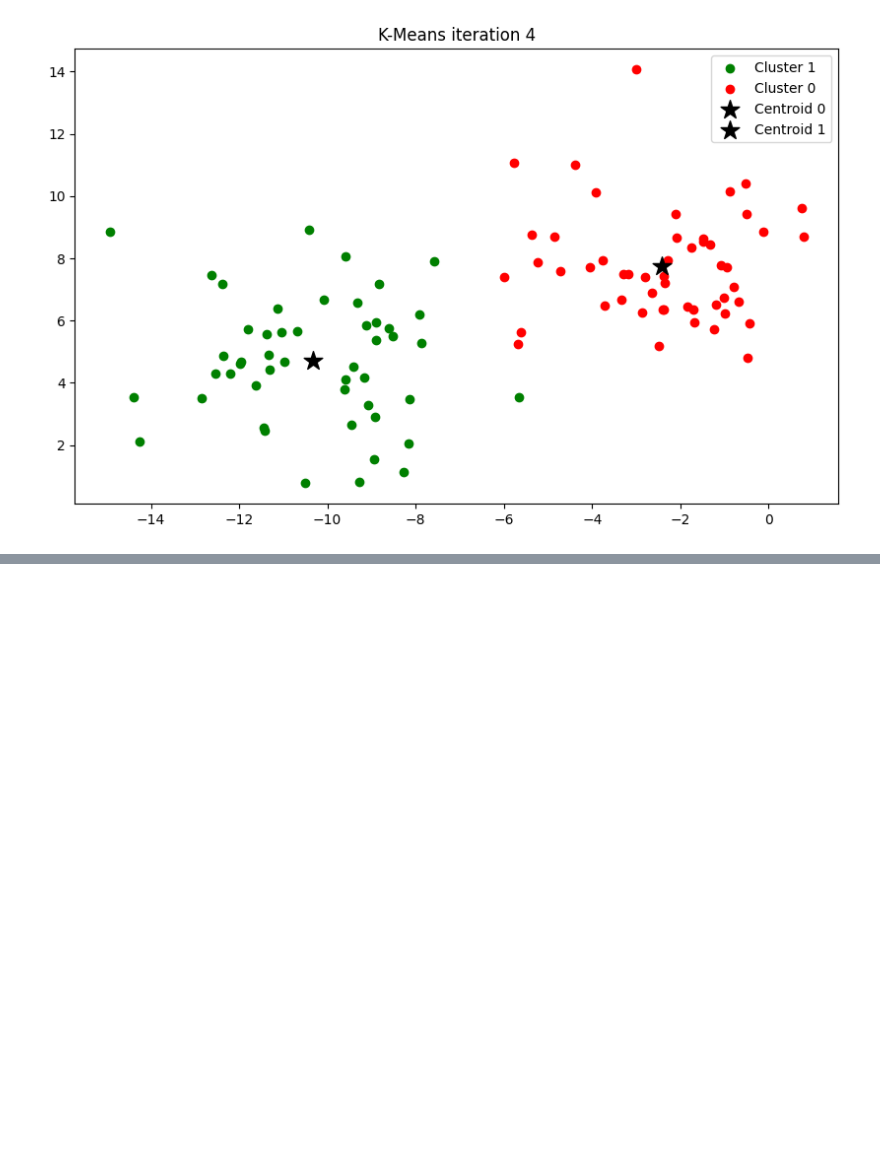
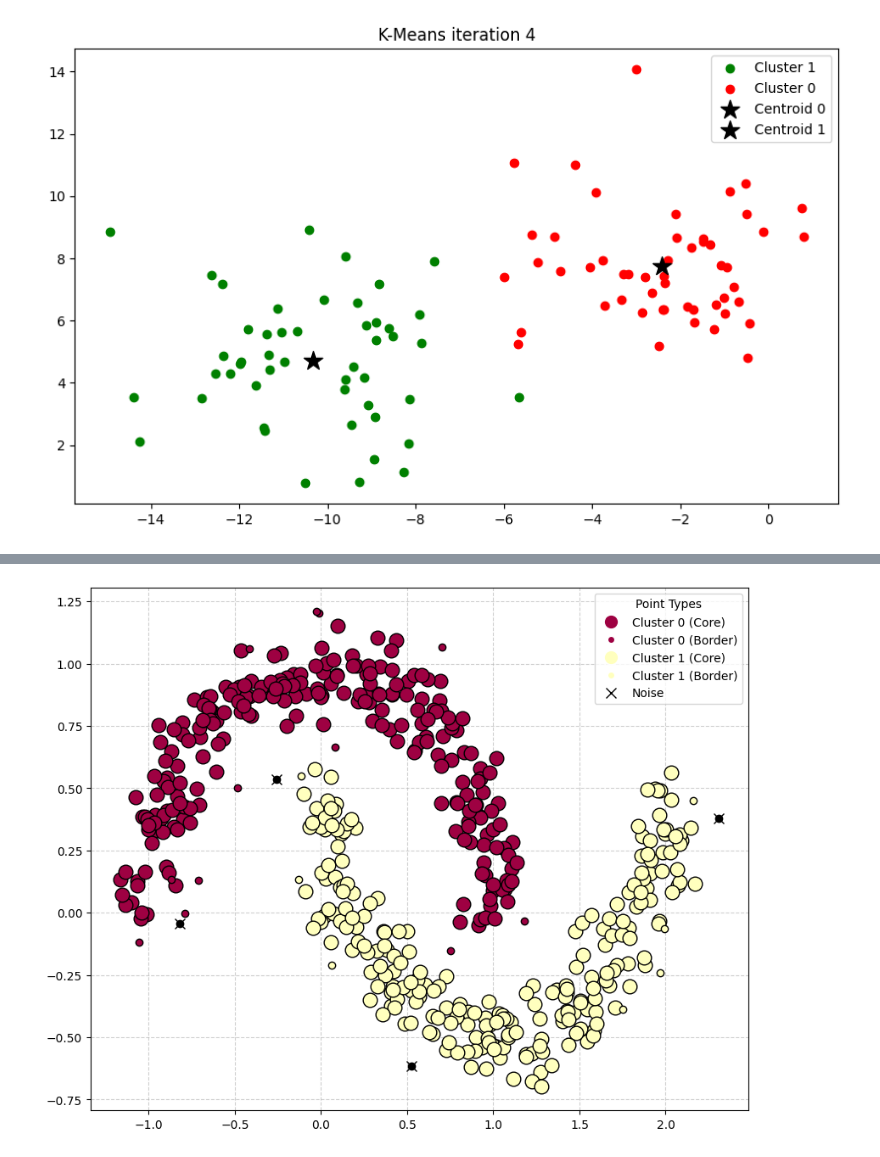
Before and after one commit to KOlCIqwq/ML, a Jupyter notebook: Clustering.ipynb, the cells around one changed output, grey strips where cells are left out. Saved outputs shown, nothing was run; the diff lists cells and outputs as text; code cells hidden in the pictures; blank space fills up the shorter version.

Commit message:
dbscan sklearn

```diff
--- a/Clustering.ipynb
+++ b/Clustering.ipynb
@@ -121,0 +194,62 @@ Iteration 4: [[np.float64(-2.4156036417445748), np.float64(7.752658743600687)],
+# %%
+import numpy as np
+import matplotlib.pyplot as plt
+from sklearn.datasets import make_moons
+
+X, y = make_moons(n_samples=500, noise=0.1)
+# %%
+from sklearn.cluster import DBSCAN
+
+eps = 0.15
+min_samples = 5
+
+db = DBSCAN(eps=eps, min_samples=min_samples)
+labels = db.fit_predict(X)
+
+core_samples_mask = np.zeros_like(db.labels_, dtype=bool)
+core_samples_mask[db.core_sample_indices_] = True
+
+unique_labels = set(labels)
+
+fig, ax = plt.subplots(figsize=(10, 8))
+
+colors = [plt.cm.Spectral(each) for each in np.linspace(0, 1, len(unique_labels))]
+
+for k, col in zip(unique_labels, colors):
+    if k == -1:
+        col = [0, 0, 0, 1]
+        label_text = 'Noise'
+    else:
+        label_text = f'Cluster {k}'
+
+    class_member_mask = (labels == k)
+
+    xy_core = X[class_member_mask & core_samples_mask]
+    ax.plot(xy_core[:, 0], xy_core[:, 1], 'o', markerfacecolor=tuple(col),
+            markeredgecolor='k', markersize=12, label=f'Core ({label_text})' if k != -1 else '')
+
+    xy_border = X[class_member_mask & ~core_samples_mask]
+    ax.plot(xy_border[:, 0], xy_border[:, 1], 'o', markerfacecolor=tuple(col),
+            markeredgecolor='k', markersize=6, label=f'Border ({label_text})' if k != -1 else '')
+
+noise_mask = (labels == -1)
+if np.any(noise_mask):
+    xy_noise = X[noise_mask]
+    ax.plot(xy_noise[:, 0], xy_noise[:, 1], 'x', markerfacecolor='k',
+            markeredgecolor='k', markersize=8, label='Noise')
+
+handles, labels_list = ax.get_legend_handles_labels()
+from matplotlib.lines import Line2D
+legend_elements = [
+    Line2D([0], [0], marker='o', color='w', label='Cluster 0 (Core)', markerfacecolor=colors[0], markersize=12),
+    Line2D([0], [0], marker='o', color='w', label='Cluster 0 (Border)', markerfacecolor=colors[0], markersize=6),
+    Line2D([0], [0], marker='o', color='w', label='Cluster 1 (Core)', markerfacecolor=colors[1], markersize=12),
+    Line2D([0], [0], marker='o', color='w', label='Cluster 1 (Border)', markerfacecolor=colors[1], markersize=6),
+    Line2D([0], [0], marker='x', color='w', label='Noise', markerfacecolor='k', markeredgecolor='k', markersize=8)
+]
+ax.legend(handles=legend_elements, title="Point Types")
+ax.grid(True, linestyle='--', alpha=0.6)
+
+plt.show()
+# %% [output]
+[figure, added]
```
Also changed, not shown: parts of 3 cells of this notebook.
